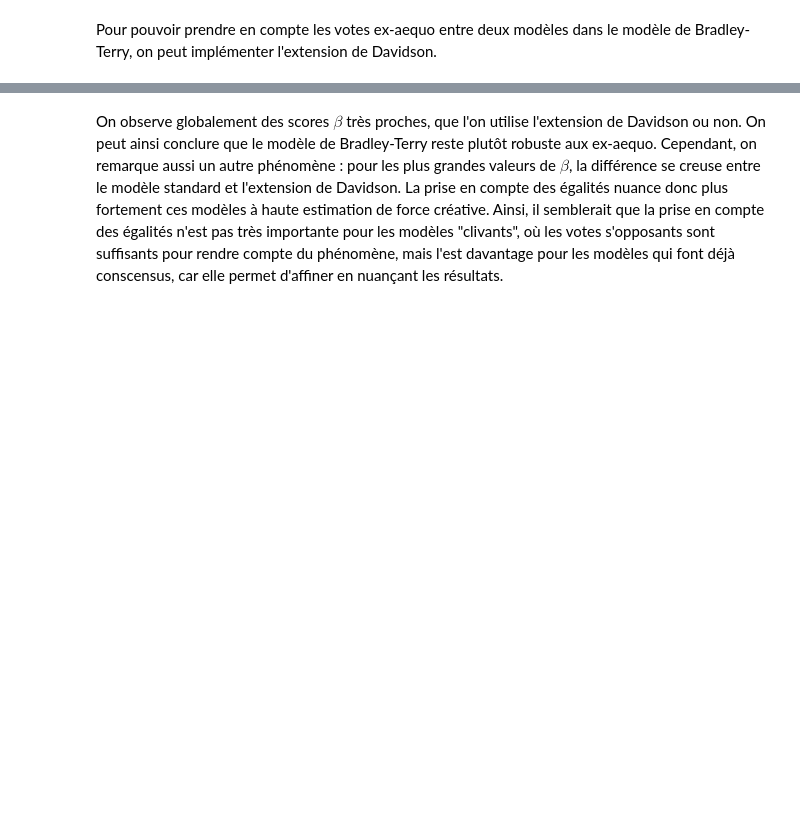
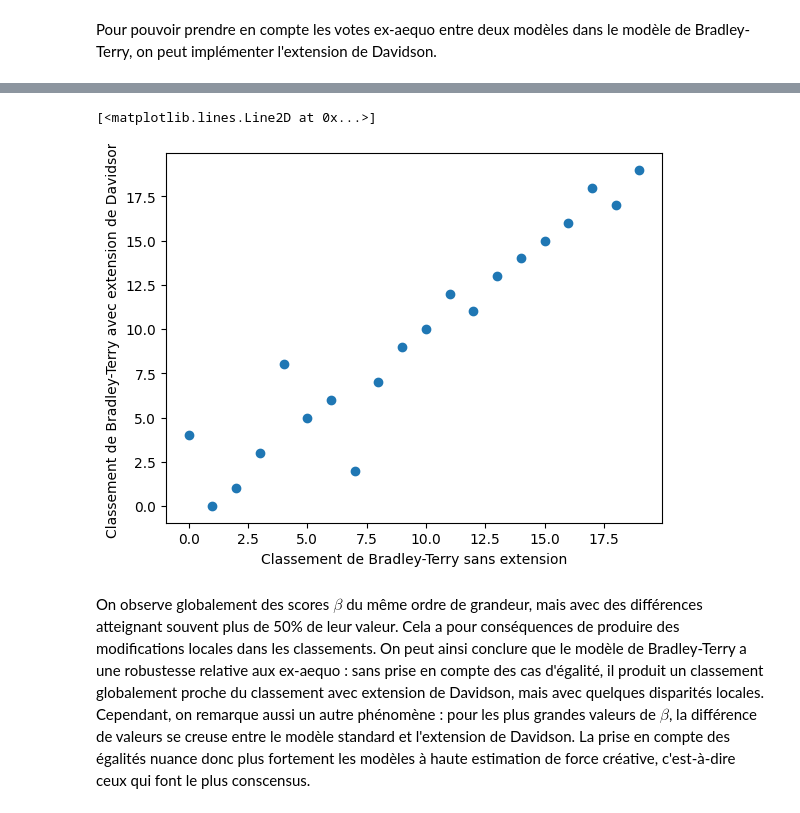
Before and after one commit to alexandre-faure/creativity-llm-comparia, a Jupyter notebook: 2_2_stochastic_transitivity.ipynb, the cells around one changed output, grey strips where cells are left out. Drawn from its saved outputs; the diff is of its cells as text; code cells hidden in the pictures; blank space fills up the shorter version.

Commit message:
Better plots

```diff
--- a/2_2_stochastic_transitivity.ipynb
+++ b/2_2_stochastic_transitivity.ipynb
@@ -79,15 +107,17 @@ Pour $s \in [0,1], P(i>j) > s \land P(j>k) > s \implies P(i,k) > s$
 # %%
-def test_stochastic_transitivity(beta: np.ndarray, threshold: float = 0.5) -> dict:
+def test_stochastic_transitivity(beta: np.ndarray, threshold: float = 0.5, type = "weak") -> dict:
     """
     Teste la transitivité stochastique (Weak Stochastic Transitivity) sur le threshold à partir des paramètres beta du modèle de Bradley-Terry.
 
     Args:
         beta (np.ndarray): paramètres estimés de Bradley-Terry
         threshold (float): seuil de décision (0.5 par défaut)
+        type (string): "weak" ou "strong", le type de transitivité utilisé ("weak" par défaut)
 
     Returns:
         dict: métriques de transitivité
     """
+
     n = len(beta)
 
     total_triplets = 0
@@ -104,11 +134,18 @@ def test_stochastic_transitivity(beta: np.ndarray, threshold: float = 0.5) -> di
         pjk = p(j, k)
         pik = p(i, k)
 
+        if type == "weak":
+            goal = threshold
+        elif type == "strong":
+            goal = max(pij, pjk)
+        else:
+            raise(ValueError(f"'{type}' is not a valid type of stochastic transitivity, choose wether 'weak' or 'strong'."))
+
         # Condition de transitivité stochastique
         if pij > threshold and pjk > threshold:
             total_triplets += 1
 
-            if pik > threshold:
+            if pik > goal:
                 transitive += 1
             else:
                 violations += 1
@@ -122,14 +161,14 @@ def test_stochastic_transitivity(beta: np.ndarray, threshold: float = 0.5) -> di
 # %%
-# Top 20 most compared models
+# Top 20 des modèles les plus comparés
 model_names = get_occurences_model(df_filtered)
 top_20_models = model_names.head(20).index.tolist()
 
-# Bradley-Terry parameters
+# Coefficients de Bradley-Terry
 W = build_ranking(top_20_models, df_filtered)
 beta, ranking = estimate_bradley_terry(W)
 
-# Test de transitivité
+# Test de transitivité (faible)
 for i in range(10):
-    results = test_stochastic_transitivity(beta, i*0.1)
+    results = test_stochastic_transitivity(beta, i*0.1, type="weak")
     print(f"Seuil : {i/10}, results : {results}")
 # %% [output]
@@ -147,0 +190,13 @@ Globalement, pour tous les seuils testés, les taux de transitivité sont très
+# %%
+# Top 20 des modèles les plus comparés
+model_names = get_occurences_model(df_filtered)
+top_20_models = model_names.head(20).index.tolist()
+
+# Coefficients de Bradley-Terry
+W = build_ranking(top_20_models, df_filtered)
+beta, ranking = estimate_bradley_terry(W)
+
+# Test de transitivité (forte)
+for i in range(10):
+    results = test_stochastic_transitivity(beta, i*0.1, type="strong")
+    print(f"Seuil : {i/10}, results : {results}")
@@ -210,7 +279,7 @@ def build_ranking_davidson(model_names, df):
 
 def estimate_davidson(W, T):
     """
-    Estime les paramètres beta du modèle de Bradley-Terry à partir des matrices W et T.
+    Estime les paramètres beta et nu du modèle de Bradley-Terry avec extension de Davidson à partir des matrices W et T.
 
     Args:
         W (np.ndarray): Matrice de gains, W[i,j] = nombre de fois que i bat j.
@@ -302,2 +375,11 @@ Nu Davidson : 0.8205145167574659
+# %%
+rank_bt = np.argsort(ranking_bradley)
+rank_dv = np.argsort(ranking_davidson)
+plt.xlabel("Classement de Bradley-Terry sans extension")
+plt.ylabel("Classement de Bradley-Terry avec extension de Davidson")
+plt.plot(rank_bt, rank_dv, linestyle='', marker="o")
+# %% [output]
+[<matplotlib.lines.Line2D at 0x...>]
+[figure, added]
 # %% [markdown]
-On observe globalement des scores $\beta$ très proches, que l'on utilise l'extension de Davidson ou non. On peut ainsi conclure que le modèle de Bradley-Terry reste plutôt robuste aux ex-aequo. Cependant, on remarque aussi un autre phénomène : pour les plus grandes valeurs de $\beta$, la différence se creuse entre le modèle standard et l'extension de Davidson. La prise en compte des égalités nuance donc plus fortement ces modèles à haute estimation de force créative. Ainsi, il semblerait que la prise en compte des égalités n'est pas très importante pour les modèles "clivants", où les votes s'opposants sont suffisants pour rendre compte du phénomène, mais l'est davantage pour les modèles qui font déjà conscensus, car elle permet d'affiner en nuançant les résultats.
+On observe globalement des scores $\beta$ du même ordre de grandeur, mais avec des différences atteignant souvent plus de 50% de leur valeur. Cela a pour conséquences de produire des modifications locales dans les classements. On peut ainsi conclure que le modèle de Bradley-Terry a une robustesse relative aux ex-aequo : sans prise en compte des cas d'égalité, il produit un classement globalement proche du classement avec extension de Davidson, mais avec quelques disparités locales. Cependant, on remarque aussi un autre phénomène : pour les plus grandes valeurs de $\beta$, la différence de valeurs se creuse entre le modèle standard et l'extension de Davidson. La prise en compte des égalités nuance donc plus fortement les modèles à haute estimation de force créative, c'est-à-dire ceux qui font le plus conscensus.
```
Also changed, not shown: parts of 10 cells of this notebook.
